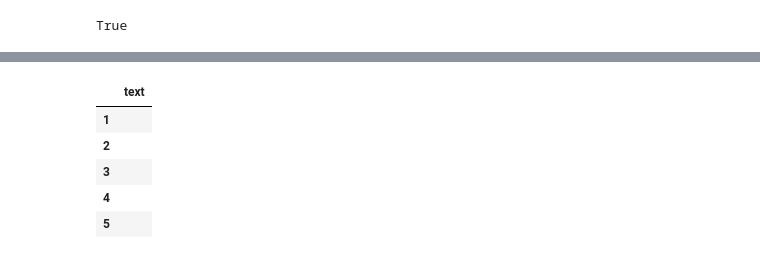
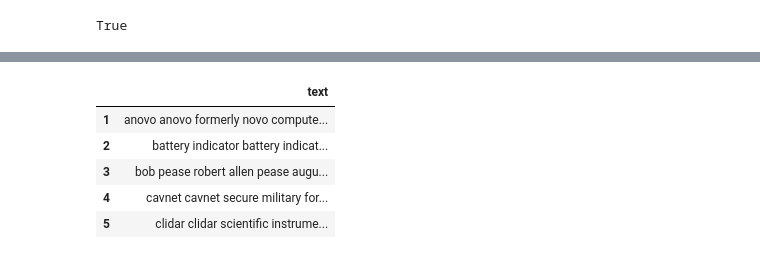
Before and after one commit to tolgaerdogmus/Natural_Language_Processing, a Jupyter notebook: wiki-text-preprocessing-visualization-nlp.ipynb, the cells around one changed output, grey strips where cells are left out. Saved outputs shown, nothing was run; the diff lists cells and outputs as text; code cells hidden in the pictures.

```diff
--- a/wiki-text-preprocessing-visualization-nlp.ipynb
+++ b/wiki-text-preprocessing-visualization-nlp.ipynb
@@ -95,5 +104,3 @@ def clean_text_nltk(text):
     cleaned_text = ' '.join(tokens)
 
     return cleaned_text
-# %%
-df["text"] = clean_text_nltk(df["text"])
@@ -144,13 +167,20 @@ Name: text, Length: 2000, dtype: object
 # Görev 6: Lemmatization işlemini yapınız.
 # ran, runs, running -> run (normalleştirme)
 
-df['text'] = df['text'].apply(lambda x: " ".join([Word(word).lemmatize() for word in x.split()]))
+#df['text'] = df['text'].apply(lambda x: " ".join([Word(word).lemmatize() for word in x.split()]))
 
-df.head()
+def spacy_stem(text):
+    doc = nlp(text)
+    return ' '.join([token.lemma_ for token in doc])
-# %% [output]
-|  | text |
-| 1 |  |
-| 2 |  |
-| 3 |  |
-| 4 |  |
-| 5 |  |
+# %%
+# After your cleaning steps, apply stemming
+df['text'] = df['text'].apply(spacy_stem)
+
+df.head()
+# %% [output]
+|  | text |
+| 1 | anovo anovo formerly novo compute... |
+| 2 | battery indicator battery indicat... |
+| 3 | bob pease robert allen pease augu... |
+| 4 | cavnet cavnet secure military for... |
+| 5 | clidar clidar scientific instrume... |
```
Also changed, not shown: parts of 14 cells of this notebook.
